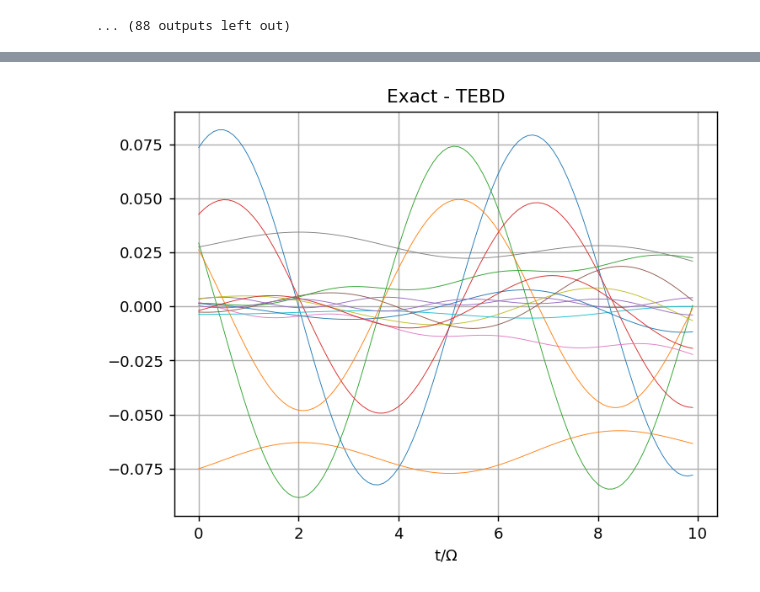
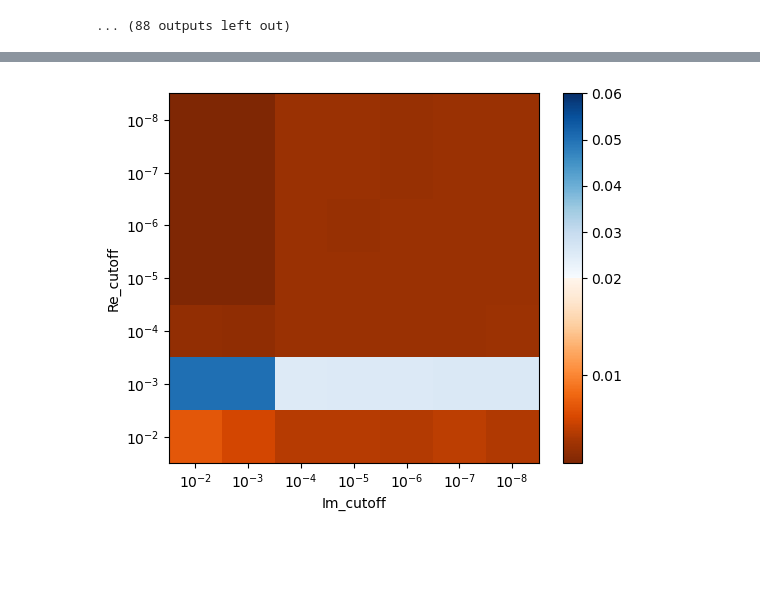
Before and after one commit to giovannicemin/master_thesis, a Jupyter notebook: consistency_checks/error_study.ipynb, the cells around one changed output, grey strips where cells are left out. Cells and saved outputs as stored; diff of their text form; code cells hidden in the pictures; blank space fills up the shorter version.

Commit message:
Further modifications of consistency checks

```diff
--- a/consistency_checks/error_study.ipynb
+++ b/consistency_checks/error_study.ipynb
@@ -17,13 +18,13 @@ L = 7         # chain length
 omega = 1     # Rabi frequency
 V = 0.5       # B-S interaction strength
 V_ = 0.5      # bath interaction strength
-beta = 0.01   # inverse temperature for the bath
+beta = 0.05   # inverse temperature for the bath
 
 T = 10        # total time of the simulation
 dt = 0.1      # time step for coherece vector time evolution
 
-tolerance = 1e-3 # Trotter
-cutoff = 1e-6 # cutoff for TEBD algorithm
+#tolerance = 1e-3 # Trotter
+#cutoff = 1e-6 # cutoff for TEBD algorithm
 
 ### USEFULL VARIABLES
 dims = [2]*L # overall space of L qbits
@@ -298,27 +391,30 @@ with open('./table.pkl', 'wb') as f:
 # %%
-### PLOT
-# here I plot the difference in the expectation values
+divnorm = mpl.colors.TwoSlopeNorm(vmin=0.001, vcenter=0.02, vmax=0.06)
 
-t = np.arange(0, T, dt)
+top = plt.cm.get_cmap('Oranges_r', 128)
+bottom = plt.cm.get_cmap('Blues', 128)
+newcolors = np.vstack((top(np.linspace(0, 1, 128)),
+                       bottom(np.linspace(0, 1, 128))))
+newcm = mpl.colors.ListedColormap(newcolors, name='OrangeBlue')
 
-plt.figure(dpi=130)#figsize=(9, 6))
+fig, ax = plt.subplots()
 
-for key in keys:
-    plt.plot(t, diff_avrg[key], linewidth=0.5, label=key)
+im = ax.imshow(table, origin='lower', cmap=newcm, norm=divnorm)
 
-#avrg = []
-#for i in range(len(t)):
-#    avrg.append(sum((diff[key][i] for key in keys))/15)
-#lt.plot(t, avrg, linewidth=2, linestyle='dashed', color='black')
+my_ticks = [r'$10^{-2}$', r'$10^{-3}$', r'$10^{-4}$', r'$10^{-5}$', r'$10^{-6}$', r'$10^{-7}$', r'$10^{-8}$']
+ax.set_xticks([i for i in range(7)])
+ax.set_xticklabels(my_ticks)
+ax.set_xlabel('Im_cutoff')
+ax.set_yticks([i for i in range(7)])
+ax.set_yticklabels(my_ticks)
+ax.set_ylabel('Re_cutoff')
 
-plt.grid()
-plt.xlabel(r't/$\Omega$')
-plt.title('Exact - TEBD')
+fig.colorbar(im, ax=ax)
 
 fig = plt.gcf()
 #plt.legend()
 plt.show()
 
-#fig.savefig('./pictures/consistency_check_3_errors.pdf', dpi=150)
+#fig.savefig('./pictures/error_study.pdf', dpi=150)
 # %% [output]
-[figure, old version]
+[figure, new version]
```
Also changed, not shown: parts of 5 cells of this notebook, 2 other files.
